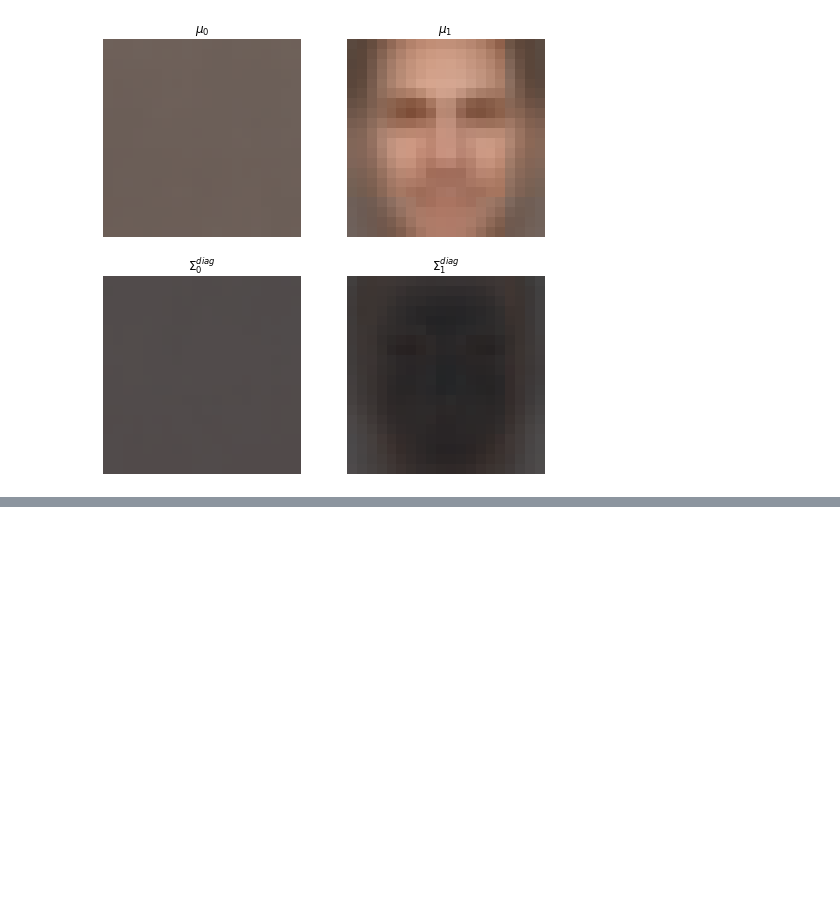
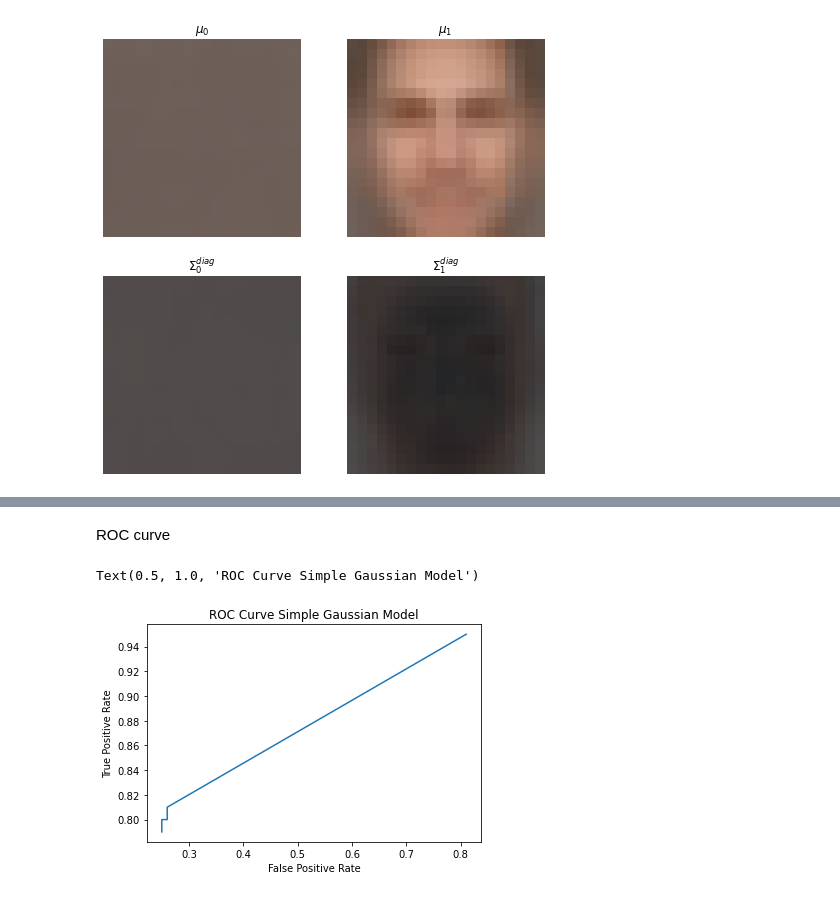
Before and after one commit to danmenloz/FaceDetection, a Jupyter notebook: Gaussian.ipynb, the cells around one changed output, grey strips where cells are left out. Cells and saved outputs as stored; diff of their text form; code cells hidden in the pictures; blank space fills up the shorter version.

Commit message:
Tried unsuccessfull ROC plot.

```diff
--- a/Gaussian.ipynb
+++ b/Gaussian.ipynb
@@ -81,21 +135,0 @@ Crete training class subsets and X matrix
-# %%
-# Create vectors of training data
-X0_subset = [ face for face in train_set if face['class']==0 ]
-X1_subset = [ face for face in train_set if face['class']==1 ]
-x_len = train_set[0]['image'].shape[0]
-
-X0 = np.empty( (x_len,len(X0_subset)) )
-X1 = np.empty( (x_len,len(X1_subset)) )
-
-for i,face in enumerate(X0_subset):
-    try:
-        X0[:,i] = face['image']
-    except:
-        print(i, face['image'].shape, face['file'])
-
-for i,face in enumerate(X1_subset):
-    X1[:,i] = face['image']
-
-# Sanity check
-print('X0 shape: ' , X0.shape)
-print('X1 shape: ' , X1.shape)
@@ -104,0 +136,7 @@ X1 shape:  (1200, 1000)
+# %%
+X0_train = createVector(train_set,0)
+X1_train = createVector(train_set,1)
+
+# Sanity check
+print('X0_train shape: ' , X0_train.shape)
+print('X1_train shape: ' , X1_train.shape)
@@ -164,0 +258,22 @@ Text(0.5, 1.0, '$\\Sigma_1^{diag}$')
+# %% [markdown]
+ROC curve
+# %%
+plt.figure()
+lenROC = 1000
+pltFPR=np.zeros(lenROC)
+pltTPR=np.zeros(lenROC)
+for i in range(0,lenROC):
+    threshold = i/(lenROC-1)
+    # TP, FN = inferSMG( X0_test, 1, (mu0,mu1), (sigma0,sigma1), threshold)
+    # TN, FP = inferSMG( X1_test, 0, (mu0,mu1), (sigma0,sigma1), threshold)
+    nonfaceTrue,nonfaceFalse = predictSMG( X0_test.T, np.zeros(X0_test.shape[1]), mu, sigma, threshold)
+    faceTrue,faceFalse = predictSMG( X1_test.T, np.ones(X1_test.shape[1]), mu, sigma, threshold)
+    pltFPR[i] = nonfaceFalse/(nonfaceFalse+nonfaceTrue)
+    pltTPR[i] = 1 - faceFalse/(faceFalse+faceTrue)
+plt.plot(pltFPR,pltTPR)
+plt.xlabel("False Positive Rate")
+plt.ylabel("True Positive Rate")
+plt.title("ROC Curve Simple Gaussian Model")
+# %% [output]
+Text(0.5, 1.0, 'ROC Curve Simple Gaussian Model')
+[figure, added]
```
Also changed, not shown: parts of 9 cells of this notebook.
